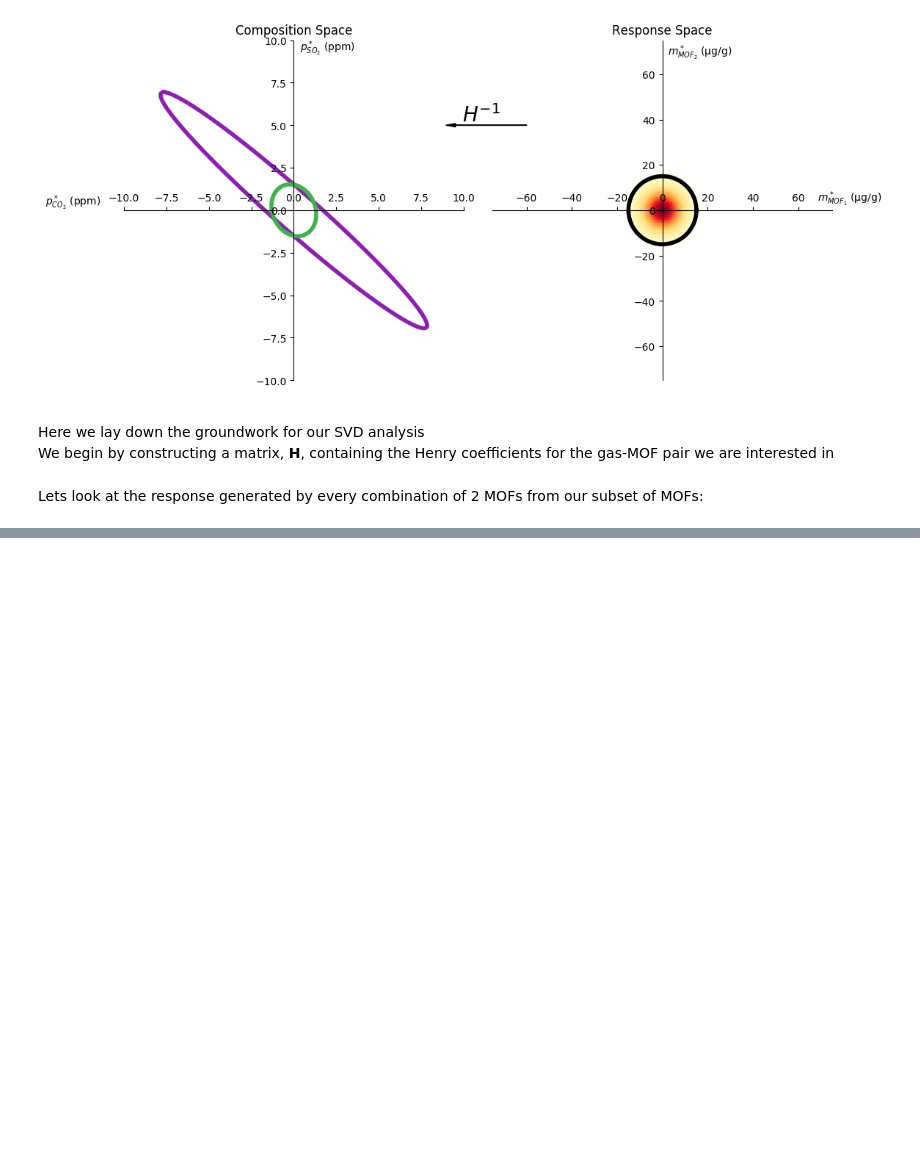
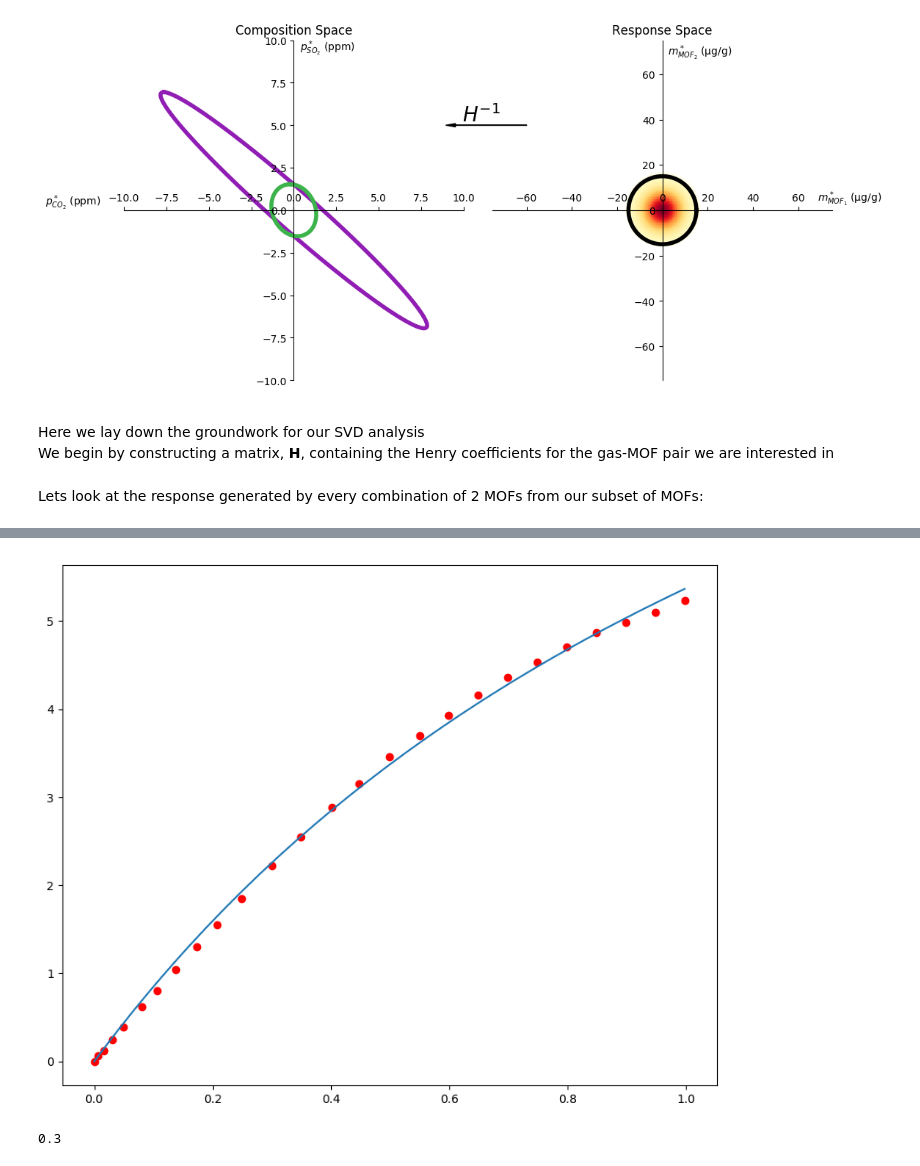
Before and after one commit to SimonEnsemble/sensor_arrays, a Jupyter notebook: src/Sensing.ipynb, the cells around one changed output, grey strips where cells are left out. Cells and saved outputs as stored; diff of their text form; code cells hidden in the pictures; blank space fills up the shorter version.

```diff
--- a/src/Sensing.ipynb
+++ b/src/Sensing.ipynb
@@ -611,3 +679,15 @@ plot_all_responses(["CO2", "SO2"])
+# %%
+fig = plt.figure(figsize=(10,8))
+p = range(0, stop=maximum(NOTT_300_CO2_isotherm_df[Symbol("Pressure(bar)")]), length=100)
+N = (params1["M"] * params1["K"] .* p) ./ (1 .+ params1["K"] .* p)
+plt.scatter(NOTT_300_CO2_isotherm_df[Symbol("Pressure(bar)")], NOTT_300_CO2_isotherm_df[Symbol("Adsorption(mmol/g)")], color="r")
+plt.plot(p,N)
+p_CO2_bar = 0.8
+p_SO2_bar = 0.3
+CO2_slope = params1["M"]*params1["K"]/(1 + params1["K"]*p_CO2_bar + params2["K"]*p_SO2_bar)
+# %% [output]
+[figure, added]
+0.3
 # %% [markdown]
 <a id='ref_list'></a>
 # **MOF References**
```
Also changed, not shown: parts of 12 cells of this notebook.
